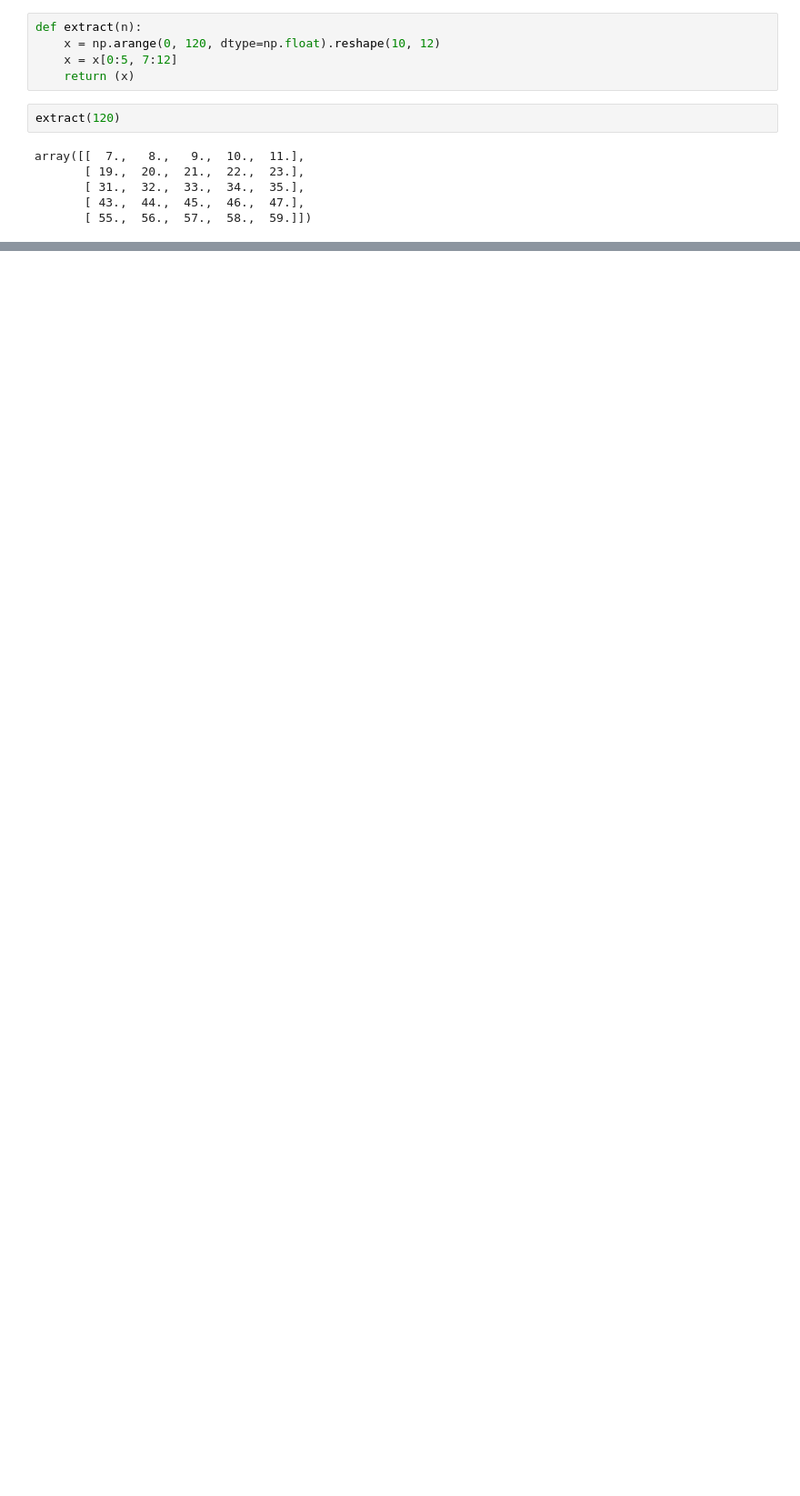
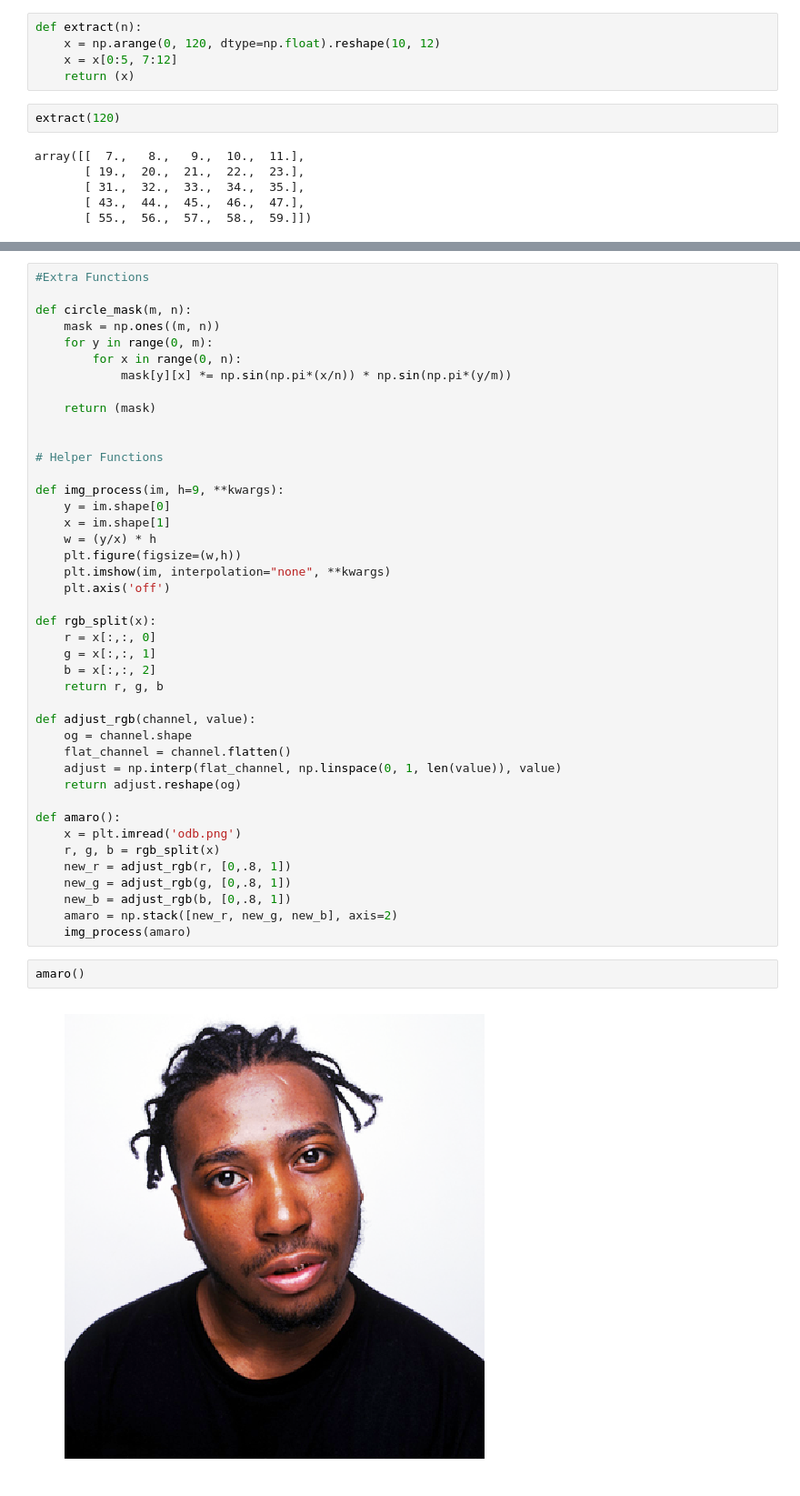
Before and after one commit to MitchelOsb1/numpy, a Jupyter notebook: Array.ipynb, the cells around one changed output, grey strips where cells are left out. Shown at 91% size. Drawn from its saved outputs; the diff is of its cells as text; blank space fills up the shorter version.

```diff
--- a/Array.ipynb
+++ b/Array.ipynb
@@ -78,0 +70,46 @@ TypeError: unsupported operand type(s) for *: 'float' and 'AxesImage'
+# %%
+#Extra Functions
+
+def circle_mask(m, n):
+    mask = np.ones((m, n))
+    for y in range(0, m):
+        for x in range(0, n):
+            mask[y][x] *= np.sin(np.pi*(x/n)) * np.sin(np.pi*(y/m))
+
+    return (mask)
+
+
+# Helper Functions
+
+def img_process(im, h=9, **kwargs):
+    y = im.shape[0]
+    x = im.shape[1]
+    w = (y/x) * h
+    plt.figure(figsize=(w,h))
+    plt.imshow(im, interpolation="none", **kwargs)
+    plt.axis('off')
+
+def rgb_split(x):
+    r = x[:,:, 0]
+    g = x[:,:, 1]
+    b = x[:,:, 2]
+    return r, g, b
+
+def adjust_rgb(channel, value):
+    og = channel.shape
+    flat_channel = channel.flatten()
+    adjust = np.interp(flat_channel, np.linspace(0, 1, len(value)), value)
+    return adjust.reshape(og)
+
+def amaro():
+    x = plt.imread('odb.png')
+    r, g, b = rgb_split(x)
+    new_r = adjust_rgb(r, [0,.8, 1])
+    new_g = adjust_rgb(g, [0,.8, 1])
+    new_b = adjust_rgb(b, [0,.8, 1])
+    amaro = np.stack([new_r, new_g, new_b], axis=2)
+    img_process(amaro)
+# %%
+amaro()
+# %% [output]
+[figure, added]
```
Also changed, not shown: parts of 9 cells of this notebook, 1 other file.
